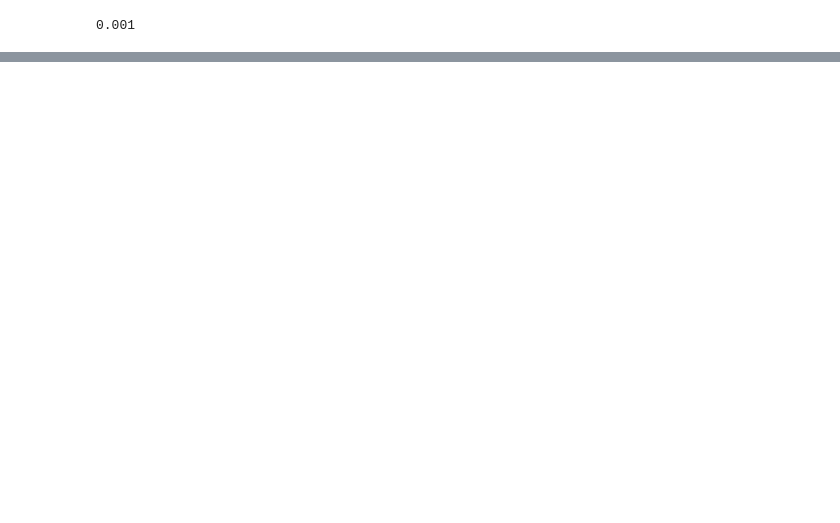
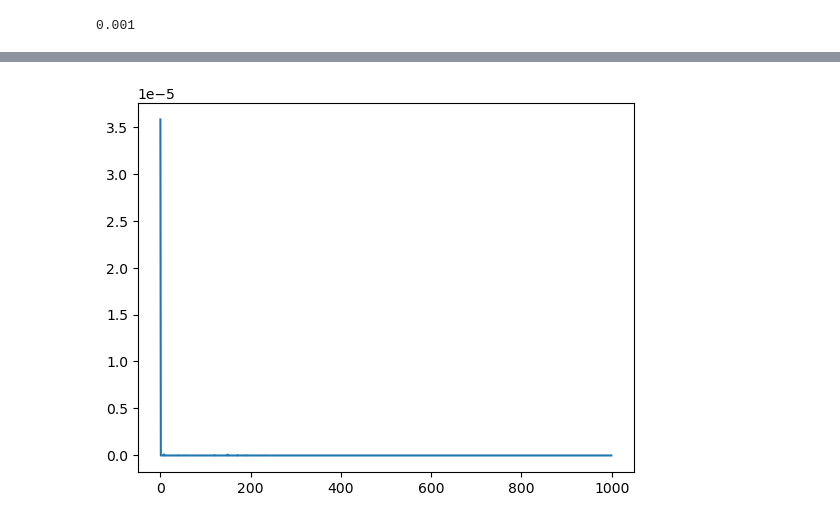
Before and after one commit to ClemenceCVR/Projet-Monte-Carlo, a Jupyter notebook: 27-04-24.ipynb, the cells around one changed output, grey strips where cells are left out. Saved outputs shown, nothing was run; the diff lists cells and outputs as text; code cells hidden in the pictures; blank space fills up the shorter version.

```diff
--- a/27-04-24.ipynb
+++ b/27-04-24.ipynb
@@ -61,6 +61,5 @@ def norm2(u) :
     return np.sqrt(np.sum(u*u))
 # %%
 def K(u, sigma) :
-    d = sigma.shape[0]
-    #print(d)
+    d = 4
     return np.exp(-(u.T@np.linalg.inv(sigma)@u)/2)/(np.sqrt(2*np.pi)**d*np.sqrt(np.linalg.det(sigma)))
@@ -219,38 +228,6 @@ def SMC_sampler_v2(arg, T=10,N =1000,n=200,covariance = np.diag([0.25, 0.25, 1,
         weights['t-1'] = np.ones(N)/N
         print("theta = ", theta['t'][:5])
         print("weights = ", weights['t'][:5])
-# %%
-def initialization(T=10,N =1000,n=200,covariance = np.diag([0.25, 0.25, 1, 1]), seed=42) :
-    #epsilons = [k for k in range(1000,100, -100)]+[k for k in range(100,9, -1)] + [k+0.5 for k in range(9,4,-1)] + [5-k*0.05 for k in range(40)]+[3-0.01*k for k in range(301)]  # Tolerance schedule
-    epsilons = [100*k for k in range(10,0,-1)]
-    T = len(epsilons)
-    y = levy_stable.rvs(1.7, 0.9, loc=10, scale=10, size=200)
-    ###--------Initialization :
-    epsilon = epsilons[0]
-
-    #sigma_hat = np.diag([0.25,0.25,1,1])
-    sigma_hat = cov_estimate(np.array([1.7,0.9,10,10]))
-    print("sigma_hat = ", sigma_hat)
-    print('det(sigma_hat) = ', np.linalg.det(sigma_hat))
-    # 1 - sample theta from the prior :
-    # theta is a Nx4 matrix containing all the N theta_i
-    initial_theta = np.array([prior_sample() for _ in range(N)])
-    theta = {"t" : initial_theta , "t-1" :initial_theta }
-    print('theta["t"] = ',np.round(theta['t'][:5],4))
-    # set weights their initial values :
-    x = np.array([univ_alpha_stable_sampler(params=theta['t'][i], size=n, seed=None) for i in range(N)])
-    print('x.shape = ',x.shape)
-    print('x',x)
-    #print([S(x[i]) for i in range(5)])
-    #print([K((S(y)-S(x[i]))/epsilon,sigma_hat)/epsilon for i in range(5)])
-    initial_weights = np.array([K((S(y)-S(x[i]))/epsilon,epsilon**2*sigma_hat)/epsilon for i in range(N)])
-    print("weights = ", initial_weights)
-
-    #print(" sum(weights) = ", np.sum(normalize(initial_weights)))
-
-    #weights = {"t" : normalize(initial_weights), "t-1" : normalize(initial_weights)}
-    weights = {"t" : initial_weights, "t-1" : initial_weights}
-    return y,x,theta,weights,sigma_hat
 # %%
 arg = initialization()
 # %% [output]
@@ -294,0 +359,7 @@ KeyboardInterrupt:
+# %%
+import matplotlib.pyplot as plt
+
+plt.plot(weights['t'])
+plt.show()
+# %% [output]
+[figure, added]
```
Also changed, not shown: parts of 12 cells of this notebook, 1 other file.
